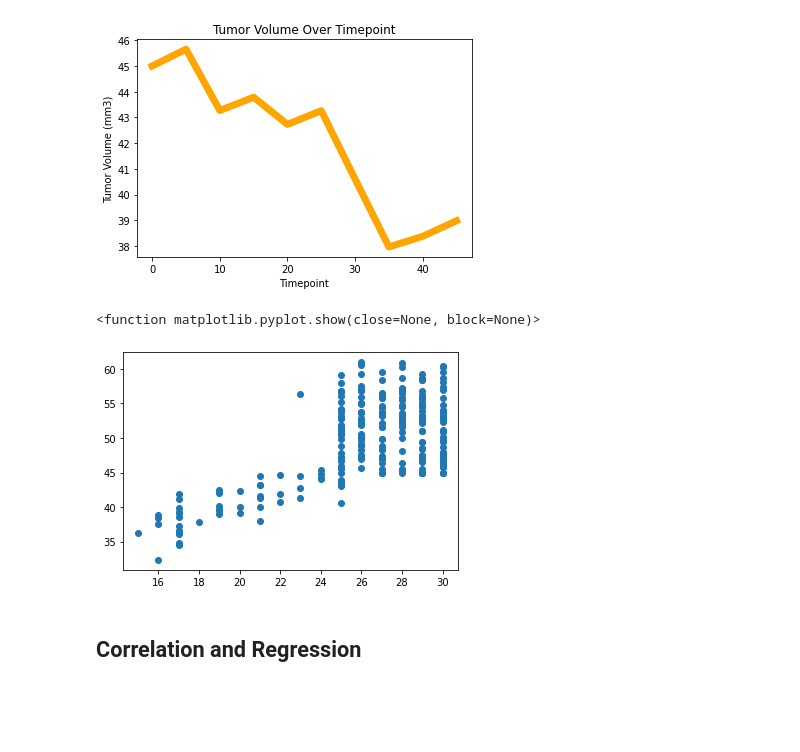
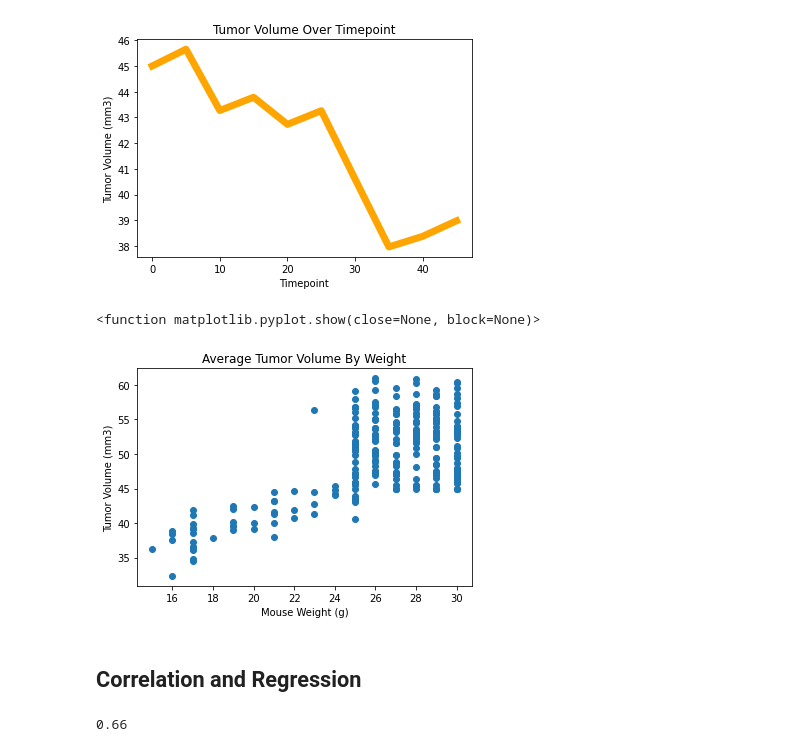
Before and after one commit to migheljackson/matplotlib-challenge, a Jupyter notebook: pymaceuticals_starter.ipynb, the cells around one changed output. Saved outputs shown, nothing was run; the diff lists cells and outputs as text; code cells hidden in the pictures; blank space fills up the shorter version.

Commit message:
Caluclated weight - tvol correlation

```diff
--- a/pymaceuticals_starter.ipynb
+++ b/pymaceuticals_starter.ipynb
@@ -487,17 +487,21 @@ plt.show
 # %%
 # Generate a scatter plot of average tumor volume vs. mouse weight for the Capomulin regimen
 tvol_weight_list=["Tumor Volume (mm3)","Weight (g)"]
 mean_tvol_weight=study_data_clean.groupby("Mouse ID")[focus].mean()
 plt.title('Average Tumor Volume By Weight')
-plt.ylabel()
-plt.xlabel
+plt.ylabel("Tumor Volume (mm3)")
+plt.xlabel("Mouse Weight (g)")
 plt.scatter(mean_tvol_weight["Weight (g)"],mean_tvol_weight["Tumor Volume (mm3)"])
 plt.show
 # %% [output]
 <function matplotlib.pyplot.show(close=None, block=None)>
-[figure, old version]
+[figure, new version]
 # %% [markdown]
 ## Correlation and Regression
 # %%
 # Calculate the correlation coefficient and linear regression model
 # for mouse weight and average tumor volume for the Capomulin regimen
+correlation_tvol_weight=round(st.pearsonr(mean_tvol_weight["Weight (g)"],mean_tvol_weight["Tumor Volume (mm3)"])[0],2)
+correlation_tvol_weight
+# %% [output]
+0.66
```
